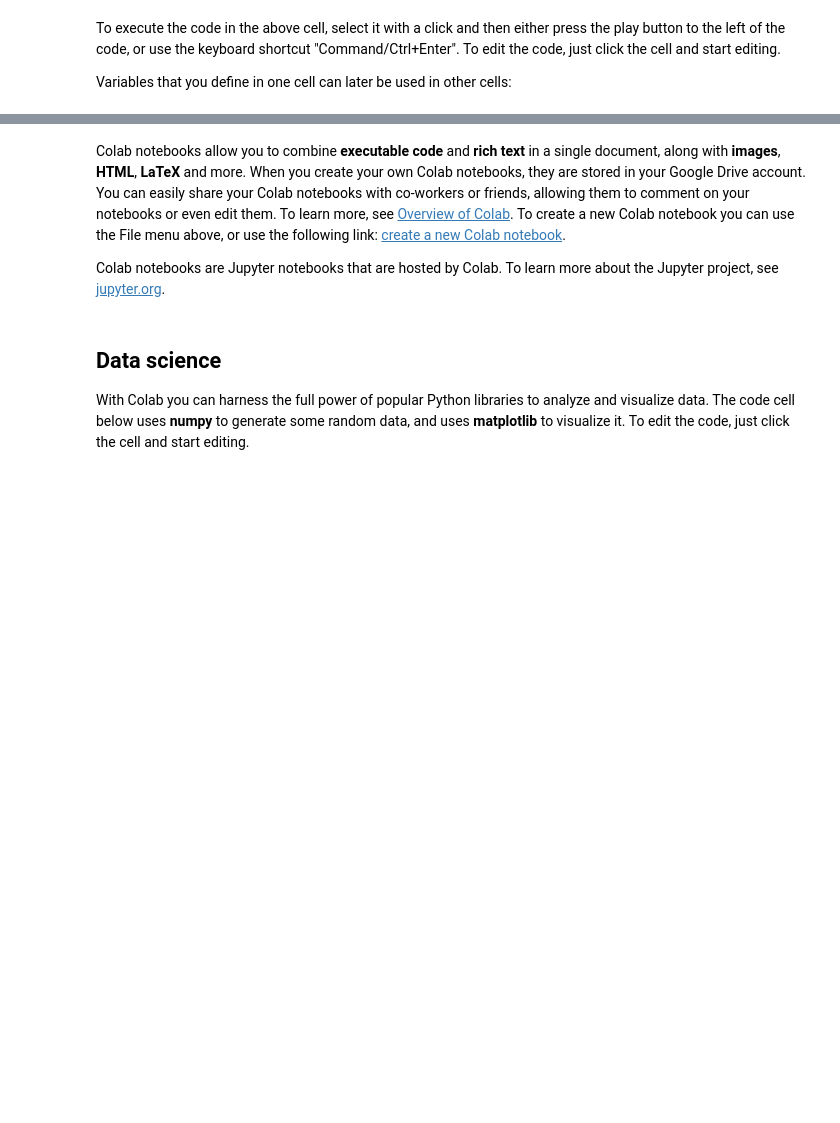
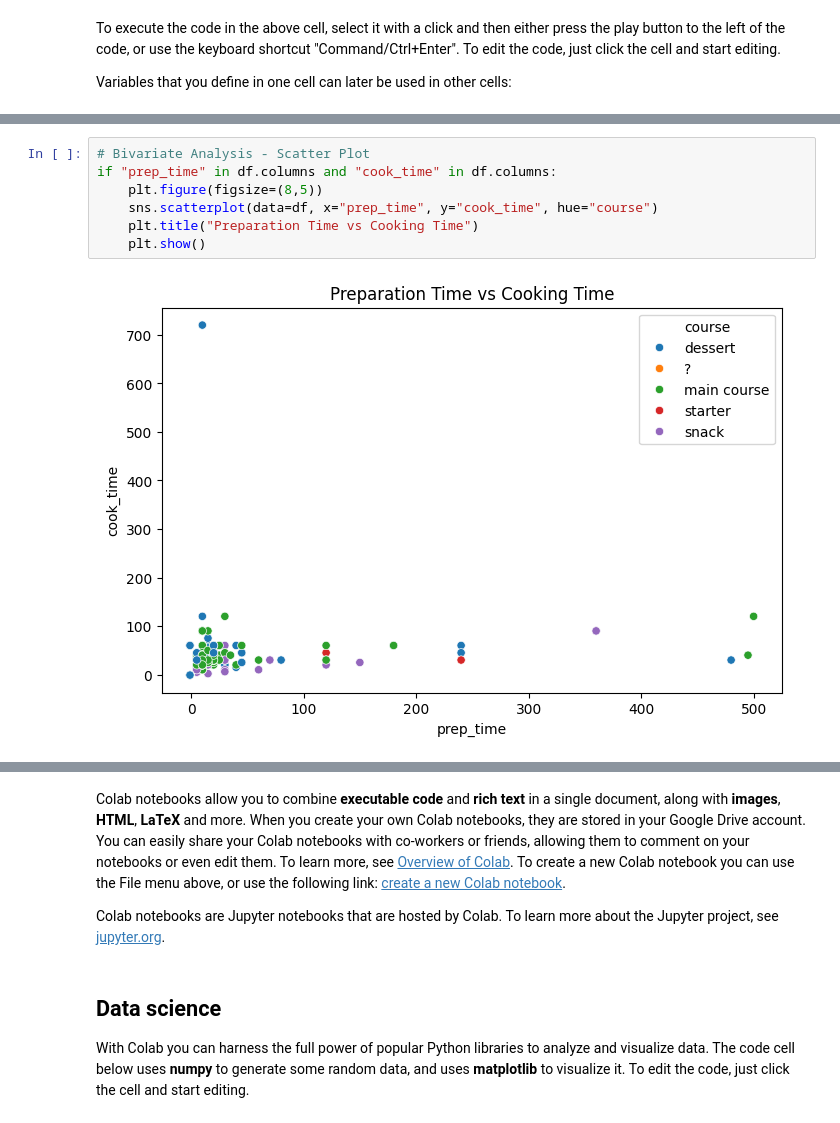
Before and after one commit to sweta1624/EDA, a Jupyter notebook: 21BDS0299.ipynb, the cells around one changed output, grey strips where cells are left out. Drawn from its saved outputs; the diff is of its cells as text; blank space fills up the shorter version.

```diff
--- a/21BDS0299.ipynb
+++ b/21BDS0299.ipynb
@@ -68,0 +182,9 @@ seconds_in_a_week
+# %%
+# Bivariate Analysis - Scatter Plot
+if "prep_time" in df.columns and "cook_time" in df.columns:
+    plt.figure(figsize=(8,5))
+    sns.scatterplot(data=df, x="prep_time", y="cook_time", hue="course")
+    plt.title("Preparation Time vs Cooking Time")
+    plt.show()
+# %% [output]
+[figure, added]
```
Also changed, not shown: parts of 14 cells of this notebook.
